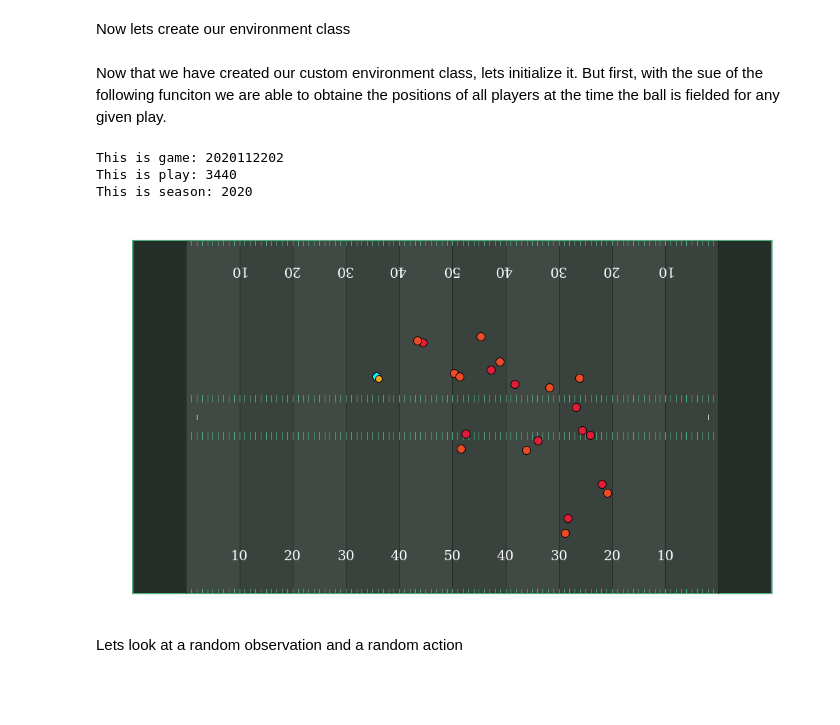
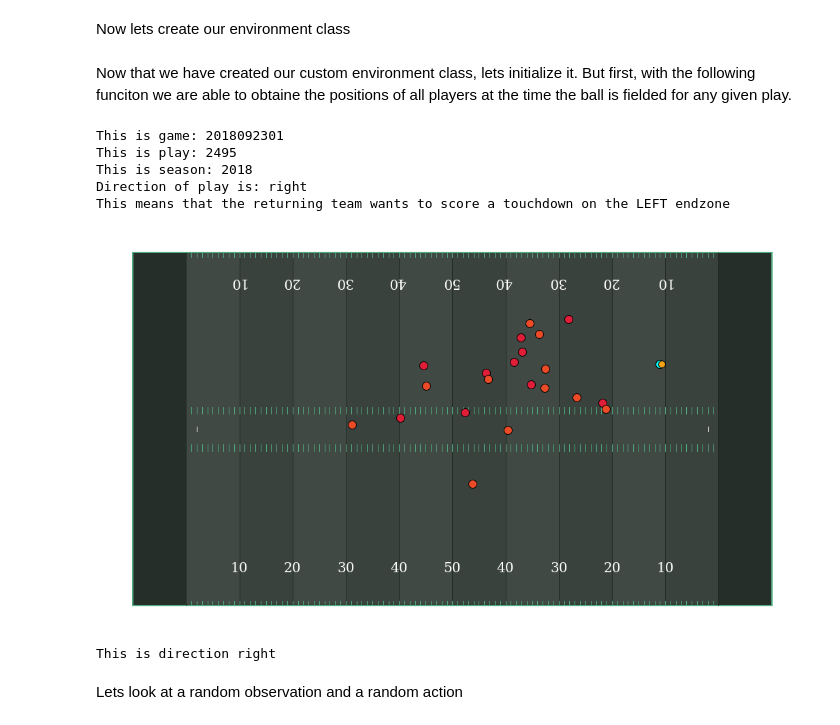
Before and after one commit to SantiagoAlvarezb/Enhancing-Performance-in-Special-Teams-within-the-NFL-through-Reinforcement-Learning-A-Data-Driven-, a Jupyter notebook: Special_Teams_Evaluation_NN.ipynb, the cells around one changed output. Cells and saved outputs as stored; diff of their text form; code cells hidden in the pictures; blank space fills up the shorter version.

Commit message:
Gets direction that tells us where the play is heading

```diff
--- a/Special_Teams_Evaluation_NN.ipynb
+++ b/Special_Teams_Evaluation_NN.ipynb
@@ -1228,7 +1230,7 @@ class CustomEnvironment(gym.Env):
     # self.block_states.append(np.array([random.randint(10,60),random.randint(7,47)]))
     return self.state
 # %% [markdown]
-Now that we have created our custom environment class, lets initialize it. But first, with the sue of the following funciton we are able to obtaine the positions of all players at the time the ball is fielded for any given play.
+Now that we have created our custom environment class, lets initialize it. But first, with the following funciton we are able to obtaine the positions of all players at the time the ball is fielded for any given play.
 # %%
 def initial_condition_playbook(season, game_id, play_id, frame = 0):
   wanted_plays = ["kick_received", "punt_received"]
@@ -1288,6 +1290,8 @@ def initial_condition_playbook(season, game_id, play_id, frame = 0):
     else:
       print("Something went wrong")
 
+    direction = df["playDirection"].unique()[0]
+
   elif season == 2019:
     home_team = tracking_2019[(tracking_2019["gameId"] == game_id) & (tracking_2019["playId"]==play_id) & (tracking_2019["team"]=="home")]
     start_frame = home_team.loc[home_team['event'].isin(wanted_plays)]["frameId"].unique()[0]
@@ -1342,6 +1346,8 @@ def initial_condition_playbook(season, game_id, play_id, frame = 0):
     else:
       print("Something went wrong")
 
+    direction = df["playDirection"].unique()[0]
+
   elif season == 2020:
     home_team = tracking_2020[(tracking_2020["gameId"] == game_id) & (tracking_2020["playId"]==play_id) & (tracking_2020["team"]=="home")]
     start_frame = home_team.loc[home_team['event'].isin(wanted_plays)]["frameId"].unique()[0]
@@ -1395,6 +1401,9 @@ def initial_condition_playbook(season, game_id, play_id, frame = 0):
       returner = away_team[away_team["nflId"] == ret_id]
     else:
       print("Something went wrong")
+
+    direction = df["playDirection"].unique()[0]
+
   #if season value doesnt match, error is raised
   else:
     raise ValueError("Season must have values: 2018, 2019 or 2020")
@@ -1415,49 +1424,55 @@ def initial_condition_playbook(season, game_id, play_id, frame = 0):
   kick_returner, = ax.plot(returner["x"],returner["y"], ms=12, markerfacecolor='cyan',**marker_kwargs)
   football, = ax.plot(ball["x"], ball["y"], ms=10, markerfacecolor='#F7A41A',**marker_kwargs)
 
-  return home_positions, away_positions, returner_position
+  return home_positions, away_positions, returner_position, direction
 # %%
 random_pair = random.choice(pairs)
 random_game = random_pair[0]
 random_play = random_pair[1]
 
 if random_game in tracking_2018["gameId"].unique():
   random_season = 2018
 elif random_game in tracking_2019["gameId"].unique():
   random_season = 2019
 elif random_game in tracking_2020["gameId"].unique():
   random_season = 2020
 
 print("This is game:", random_game)
 print("This is play:", random_play)
 print("This is season:", random_season)
 
 # ------------------------
 
-game_id = 2018123012
-play_id = 2939
-season = 2018
-
-# season = random_season
-# game_id = random_game
-# play_id = random_play
+season = random_season
+game_id = random_game
+play_id = random_play
 frame = 0
-home_positions, away_positions, returner_position = initial_condition_playbook(season, game_id, play_id, frame)
-
-start_position = returner_position
-opponent_positions = away_positions
-blocker_positions = home_positions
-
-time = 200
-yards_step = 1
-num_of_opponents = 100
-N = 3
-env = CustomEnvironment(start_position = start_position, opponent_positions = opponent_positions, blocker_positions = blocker_positions, time=time, yards_step=yards_step, num_of_opponents = num_of_opponents, N = N)
+home_positions, away_positions, returner_position, play_direct = initial_condition_playbook(season, game_id, play_id, frame)
+print("Direction of play is:", play_direct)
+if play_direct == "right":
+  print("This means that the returning team wants to score a touchdown on the LEFT endzone")
+else:
+  print("This means that the returning team wants to score a touchdown on the Right endzone")
 # %% [output]
-This is game: 2020112202
-This is play: 3440
-This is season: 2020
+This is game: 2018092301
+This is play: 2495
+This is season: 2018
+Direction of play is: right
+This means that the returning team wants to score a touchdown on the LEFT endzone
-[figure, old version]
+[figure, new version]
+# %%
+start_position = returner_position
+opponent_positions = away_positions
+blocker_positions = home_positions
+direction_of_play = play_direct
+
+time = 200
+yards_step = 1
+num_of_opponents = 100
+N = 3
+env = CustomEnvironment(start_position = start_position, opponent_positions = opponent_positions, blocker_positions = blocker_positions, time=time, yards_step=yards_step, num_of_opponents = num_of_opponents, N = N, direction = direction_of_play)
+# %% [output]
+This is direction right
 # %% [markdown]
 Lets look at a random observation and a random action
 # %%
```
Also changed, not shown: parts of 6 cells of this notebook.
